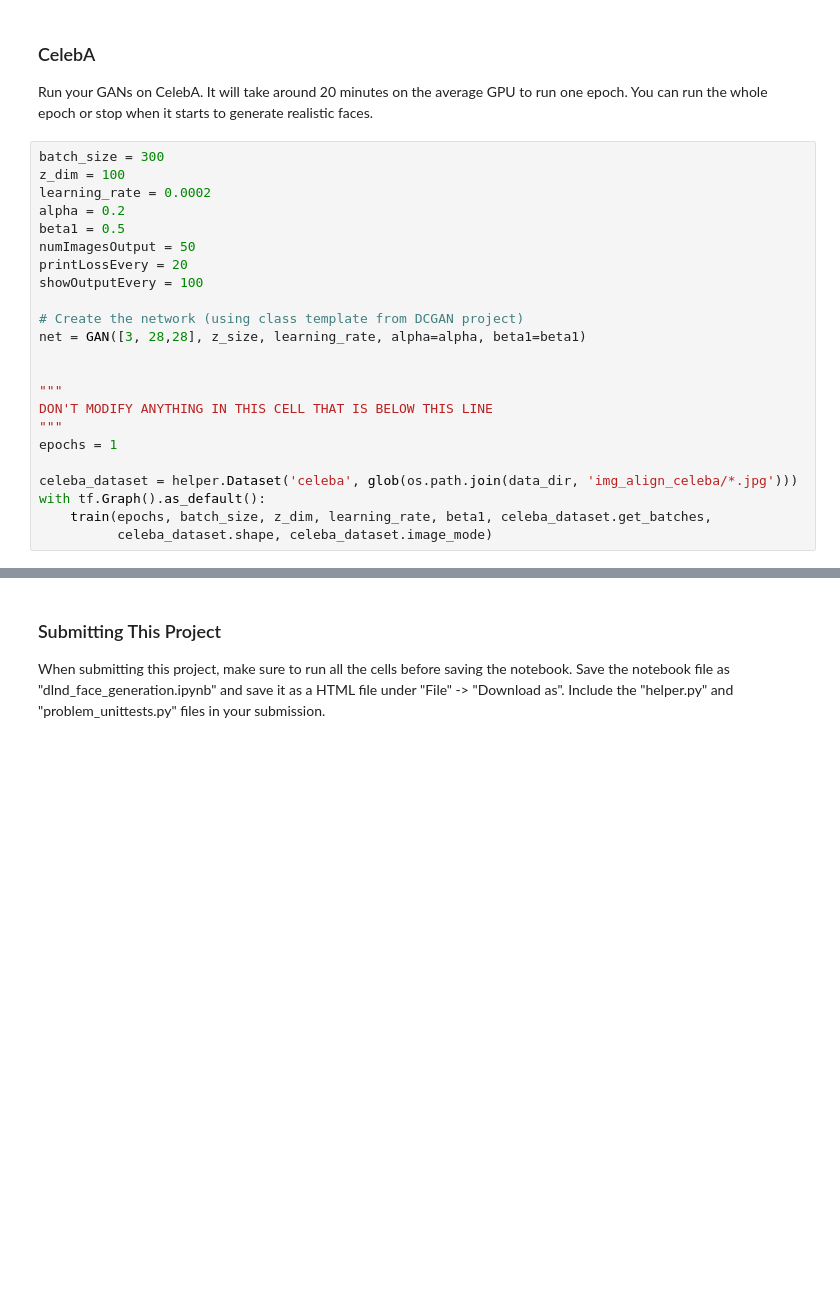
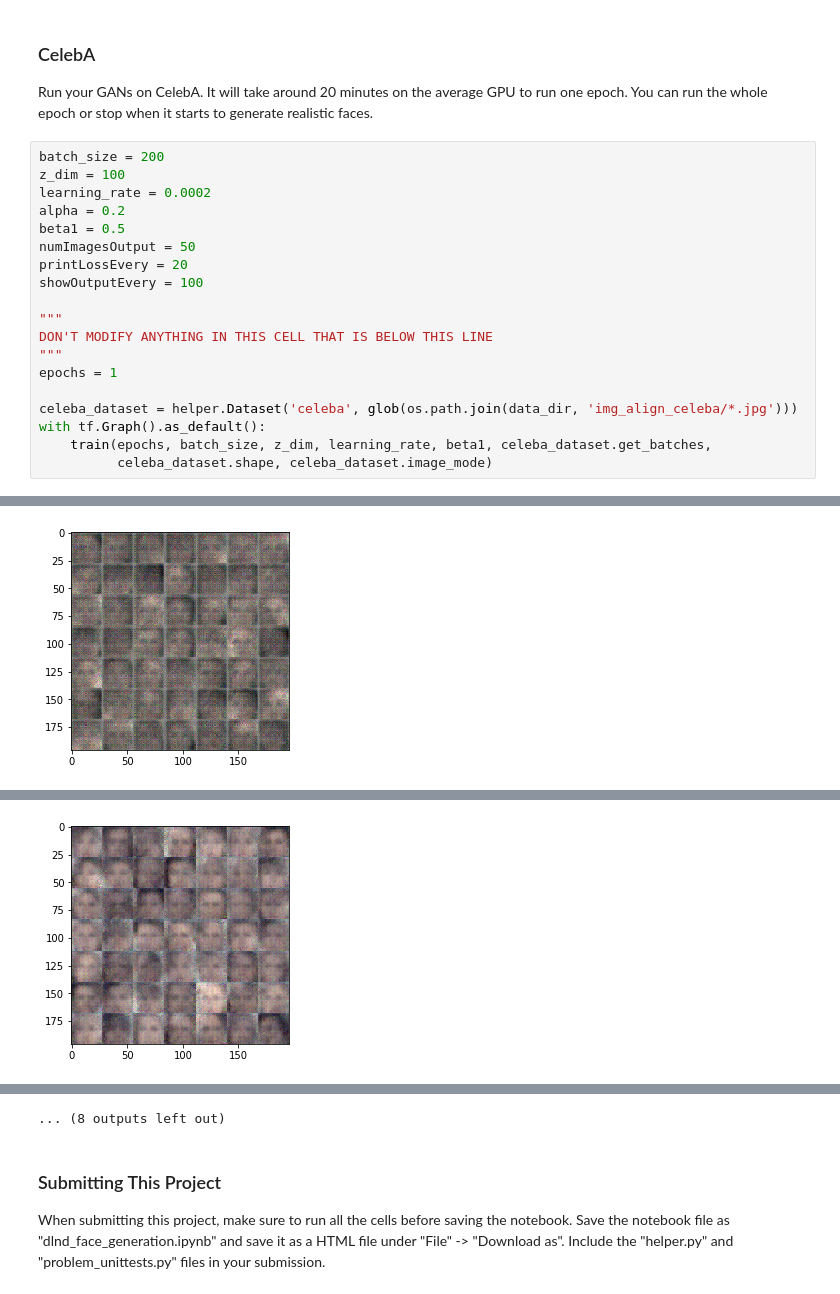
Before and after one commit to robsker/deep-learning, a Jupyter notebook: face_generation/dlnd_face_generation.ipynb, the cells around one changed output, grey strips where cells are left out. Cells and saved outputs as stored; diff of their text form; blank space fills up the shorter version.

```diff
--- a/face_generation/dlnd_face_generation.ipynb
+++ b/face_generation/dlnd_face_generation.ipynb
@@ -430,7 +456,7 @@ ValueError: not enough image data
 ### CelebA
 Run your GANs on CelebA.  It will take around 20 minutes on the average GPU to run one epoch.  You can run the whole epoch or stop when it starts to generate realistic faces.
 # %%
-batch_size = 300
+batch_size = 200
 z_dim = 100
 learning_rate = 0.0002
 alpha = 0.2
@@ -438,10 +464,6 @@ beta1 = 0.5
 numImagesOutput = 50
 printLossEvery = 20
 showOutputEvery = 100
-
-# Create the network (using class template from DCGAN project)
-net = GAN([3, 28,28], z_size, learning_rate, alpha=alpha, beta1=beta1)
-
 
 """
 DON'T MODIFY ANYTHING IN THIS CELL THAT IS BELOW THIS LINE
@@ -456,0 +487 @@ NameError: name 'z_size' is not defined
+[figure, added]
@@ -456,0 +493 @@ NameError: name 'z_size' is not defined
+[figure, added]
@@ -457,3 +518,4 @@ NameError: name 'z_size' is not defined
+... (8 outputs left out)
 # %% [markdown]
 ### Submitting This Project
 When submitting this project, make sure to run all the cells before saving the notebook. Save the notebook file as "dlnd_face_generation.ipynb" and save it as a HTML file under "File" -> "Download as". Include the "helper.py" and "problem_unittests.py" files in your submission.
```
Also changed, not shown: parts of 7 cells of this notebook.
